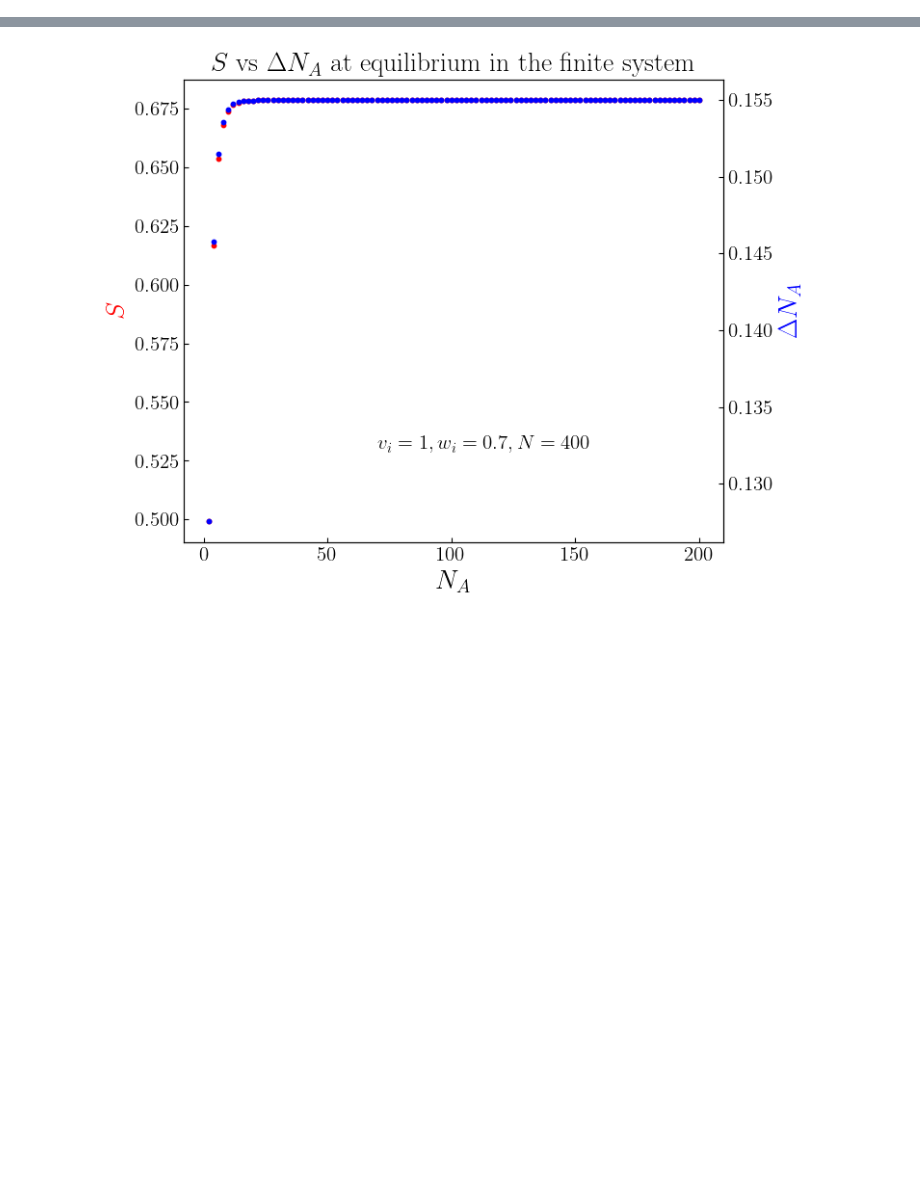
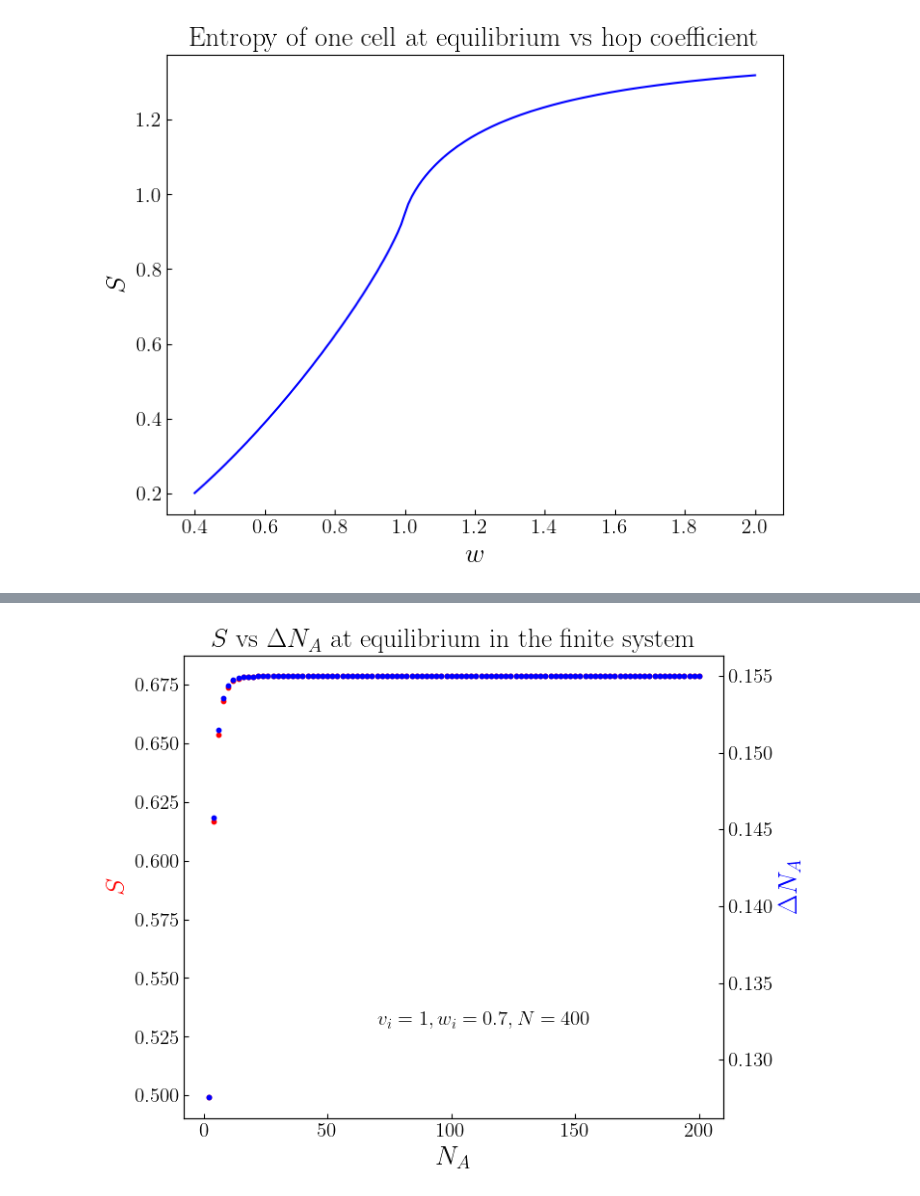
Before and after one commit to artalink7/SSH-Analysis, a Jupyter notebook: plot/plots.ipynb, the cells around one changed output, grey strips where cells are left out. Saved outputs shown, nothing was run; the diff lists cells and outputs as text; code cells hidden in the pictures; blank space fills up the shorter version.

```diff
--- a/plot/plots.ipynb
+++ b/plot/plots.ipynb
@@ -56,0 +85,18 @@ comparison_data_entropy_vs_var_equilibrium_thermo()
+# %%
+def comparison_entropy_thermo_equilibrium_one_cell_various_hop_coeff():
+    w = np.linspace(0.400, 2.000, int(round((2.000 - 0.400)/0.01)) + 1)
+    entropy = np.loadtxt(data_equilibrium_dir/"entropy_1_cell_thermodynamic_comparison_hop_coeff.txt")
+
+    fig, ax = plt.subplots(figsize=(8, 6), dpi=100)
+    ax.plot(w, entropy, color='blue')
+    ax.set_title(r"Entropy of one cell at equilibrium vs hop coefficient", fontsize=20)
+    ax.set_xlabel(r"$w$", fontsize=20)
+    ax.set_ylabel(r"$S$", fontsize=20)
+    ax.tick_params(direction="in", labelsize=15)
+
+    plt.show()
+    fig.savefig(plot_dir/"entropy_vs_hop_coeff_equilibrium.pdf", bbox_inches='tight')
+# %%
+comparison_entropy_thermo_equilibrium_one_cell_various_hop_coeff()
+# %% [output]
+[figure, added]
```
Also changed, not shown: parts of 13 cells of this notebook, 19 other files.
